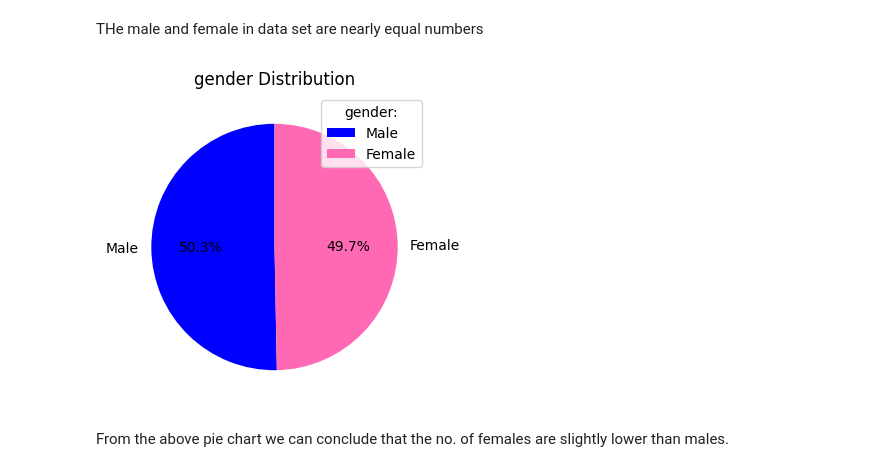
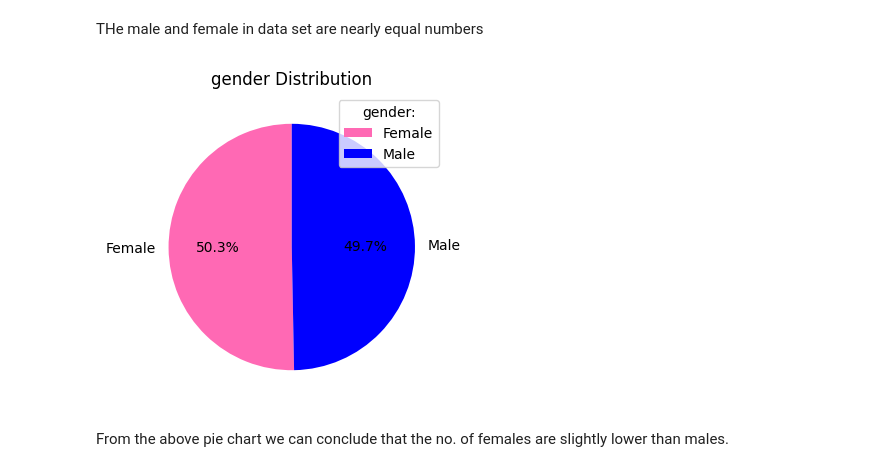
Before and after one commit to Pratikpant2020/Comprehensive-analysis-of-Gym-membership-and-Gym-members-exercise, a Jupyter notebook: gym.ipynb, the cells around one changed output. Cells and saved outputs as stored; diff of their text form; code cells hidden in the pictures.

```diff
--- a/gym.ipynb
+++ b/gym.ipynb
@@ -340,17 +338,17 @@ THe male and female in data set are nearly equal numbers
 # %%
 # Create a simple pie chart
 fig = plt.figure(figsize=(4, 4))
 gender_counts = data['gender'].value_counts()
-gender = ['Male', 'Female']
-mycolors = ['blue', 'hotpink']
+gender = ['Female', 'Male']
+mycolors = ['hotpink', 'blue']
 values=gender_counts
 plt.pie(gender_counts,labels=gender,colors=mycolors,startangle= 90,autopct='%1.1f%%')
 plt.title('gender Distribution')
 plt.legend(title='gender:')
 loc = "corner right"
 plt.show()
 # %% [output]
-[figure, old version]
+[figure, new version]
 # %% [markdown]
 From the above pie chart we can conclude that the no. of females are slightly lower than males.
 # %%
```
Also changed, not shown: parts of 5 cells of this notebook, 1 other file.
